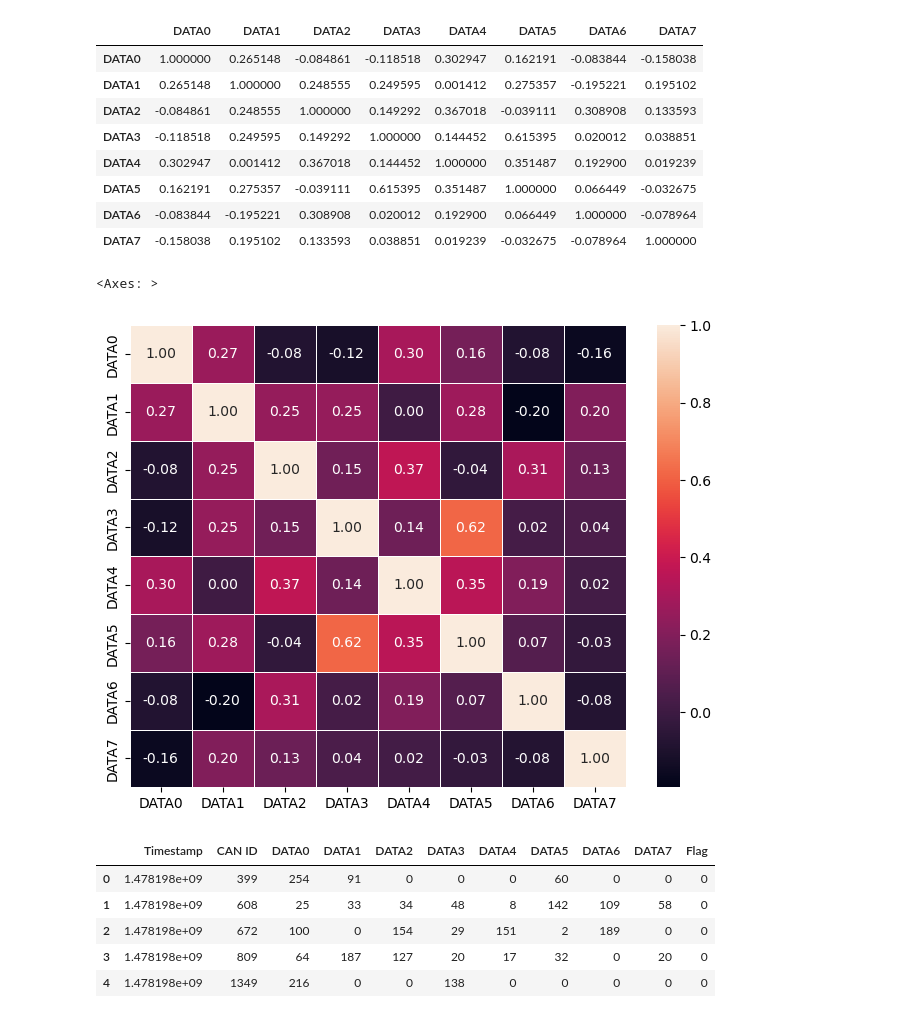
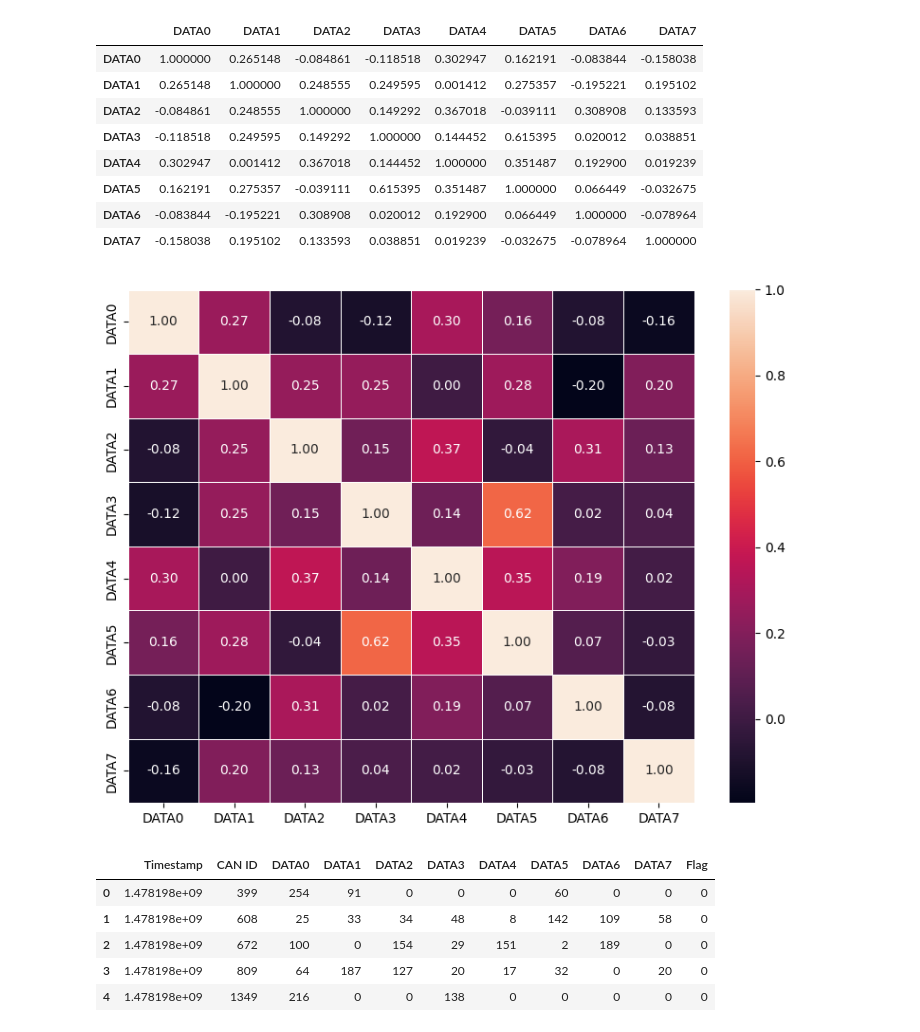
Before and after one commit to pranav-k-jha/kaggle-notebooks, a Jupyter notebook: cav-ml-prediction-model.ipynb, the cells around one changed output. Cells and saved outputs as stored; diff of their text form; code cells hidden in the pictures.

```diff
--- a/cav-ml-prediction-model.ipynb
+++ b/cav-ml-prediction-model.ipynb
@@ -359,13 +359,29 @@ correlation_matrix
 | DATA5 | 0.162191 | 0.275357 | -0.039111 | 0.615395 | 0.351487 | 1.000000 | 0.066449 | -0.032675 |
 | DATA6 | -0.083844 | -0.195221 | 0.308908 | 0.020012 | 0.192900 | 0.066449 | 1.000000 | -0.078964 |
 | DATA7 | -0.158038 | 0.195102 | 0.133593 | 0.038851 | 0.019239 | -0.032675 | -0.078964 | 1.000000 |
-# %%
-# Plot the correlation matrix as a heatmap
-plt.figure(figsize=(8, 6))
-sns.heatmap(correlation_matrix, annot=True, fmt='.2f', linewidths=0.5)
-# %% [output]
-<Axes: >
-[figure, removed]
+# %%
+import os
+import seaborn as sns
+import matplotlib.pyplot as plt
+
+# Ensure save directory exists
+os.makedirs("../images", exist_ok=True)
+
+# Assuming 'correlation_matrix' is already computed
+fig, ax = plt.subplots(figsize=(8, 6))  # Set fixed width (10) and height (8)
+
+# Plot the correlation matrix as a heatmap
+sns.heatmap(correlation_matrix, annot=True, fmt='.2f', linewidths=0.5, ax=ax)
+
+# Save the plot as a PNG image with a fixed size
+plt.tight_layout()  # Ensures proper layout
+plt.savefig(os.path.join("..", "images", "dos_correlation_matrix_heatmap.pdf"), format="pdf", bbox_inches='tight')
+
+
+# Show the plot
+plt.show()
+# %% [output]
+[figure, added]
 # %%
 df_9 = df_8.copy()
 df_9.head()
```
Also changed, not shown: parts of 33 cells of this notebook.
